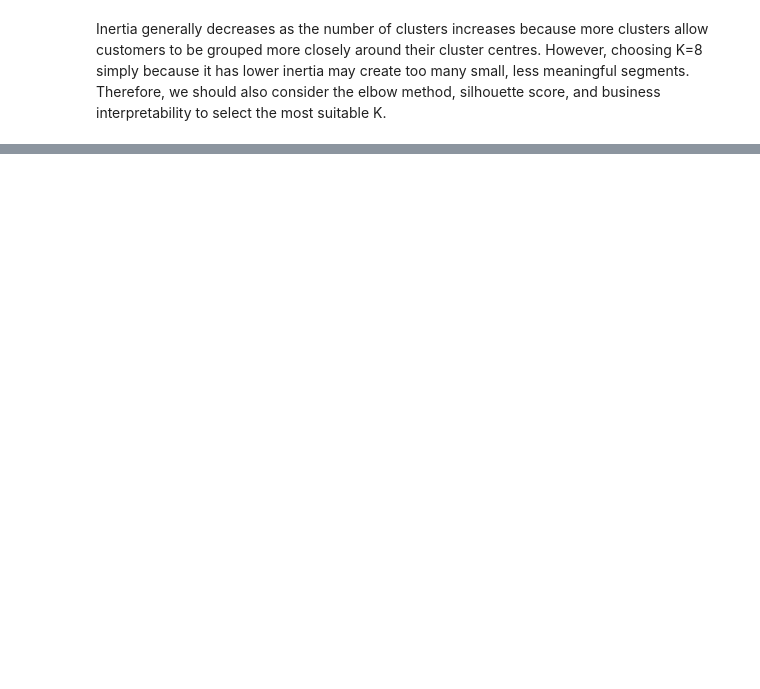
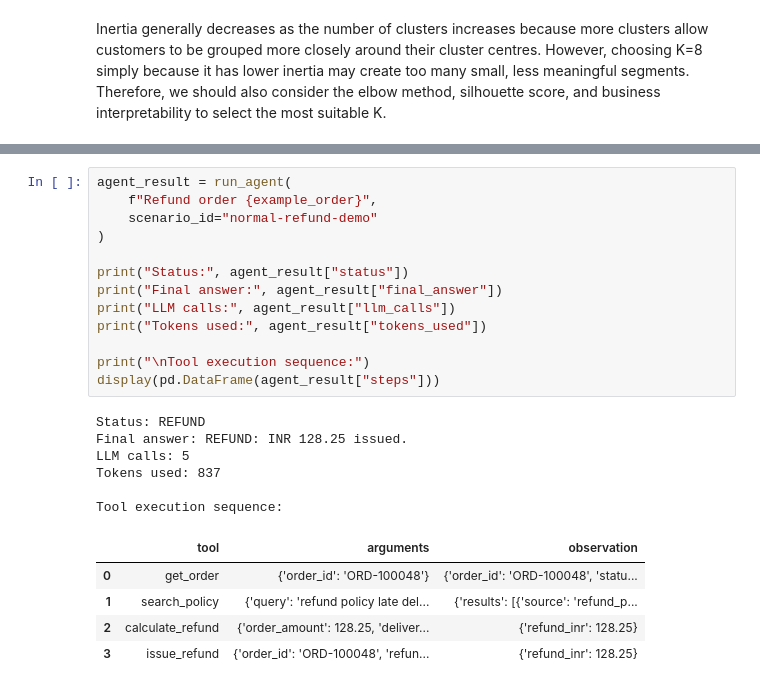
Before and after one commit to Devika-0R/instamart-customer-intelligence-support-copilot, a Jupyter notebook: notebooks/Customer_Intelligence_Support_Copilot.ipynb, the cells around one changed output, grey strips where cells are left out. Drawn from its saved outputs; the diff is of its cells as text; blank space fills up the shorter version.

```diff
--- a/notebooks/Customer_Intelligence_Support_Copilot.ipynb
+++ b/notebooks/Customer_Intelligence_Support_Copilot.ipynb
@@ -545,0 +768,25 @@ print("Timeout safety demo:", run_agent(f"Refund order {example_order}", scenari
+# %%
+agent_result = run_agent(
+    f"Refund order {example_order}",
+    scenario_id="normal-refund-demo"
+)
+
+print("Status:", agent_result["status"])
+print("Final answer:", agent_result["final_answer"])
+print("LLM calls:", agent_result["llm_calls"])
+print("Tokens used:", agent_result["tokens_used"])
+
+print("\nTool execution sequence:")
+display(pd.DataFrame(agent_result["steps"]))
+# %% [output]
+Status: REFUND
+Final answer: REFUND: INR 128.25 issued.
+LLM calls: 5
+Tokens used: 837
+
+Tool execution sequence:
+|  | tool | arguments | observation |
+| 0 | get_order | {'order_id': 'ORD-100048'} | {'order_id': 'ORD-100048', 'statu... |
+| 1 | search_policy | {'query': 'refund policy late del... | {'results': [{'source': 'refund_p... |
+| 2 | calculate_refund | {'order_amount': 128.25, 'deliver... | {'refund_inr': 128.25} |
+| 3 | issue_refund | {'order_id': 'ORD-100048', 'refun... | {'refund_inr': 128.25} |
```
Also changed, not shown: parts of 49 cells of this notebook.
